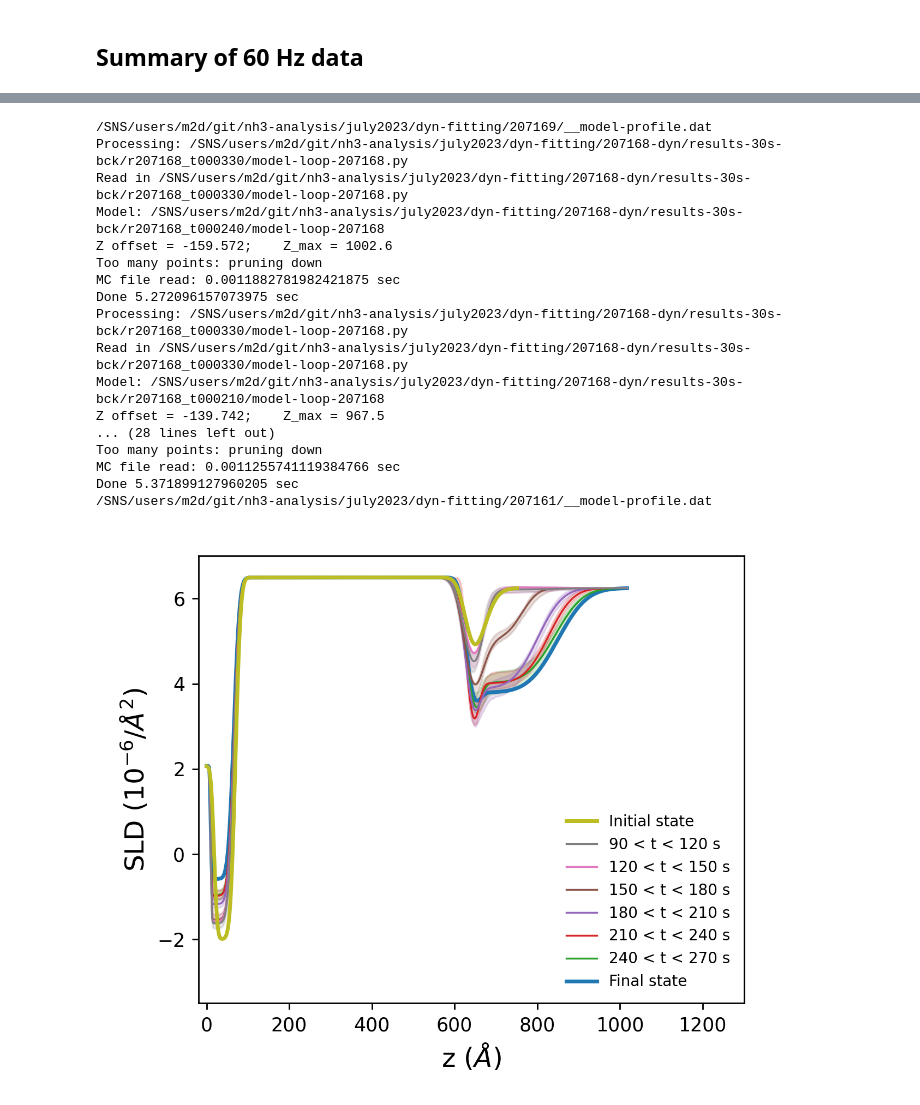
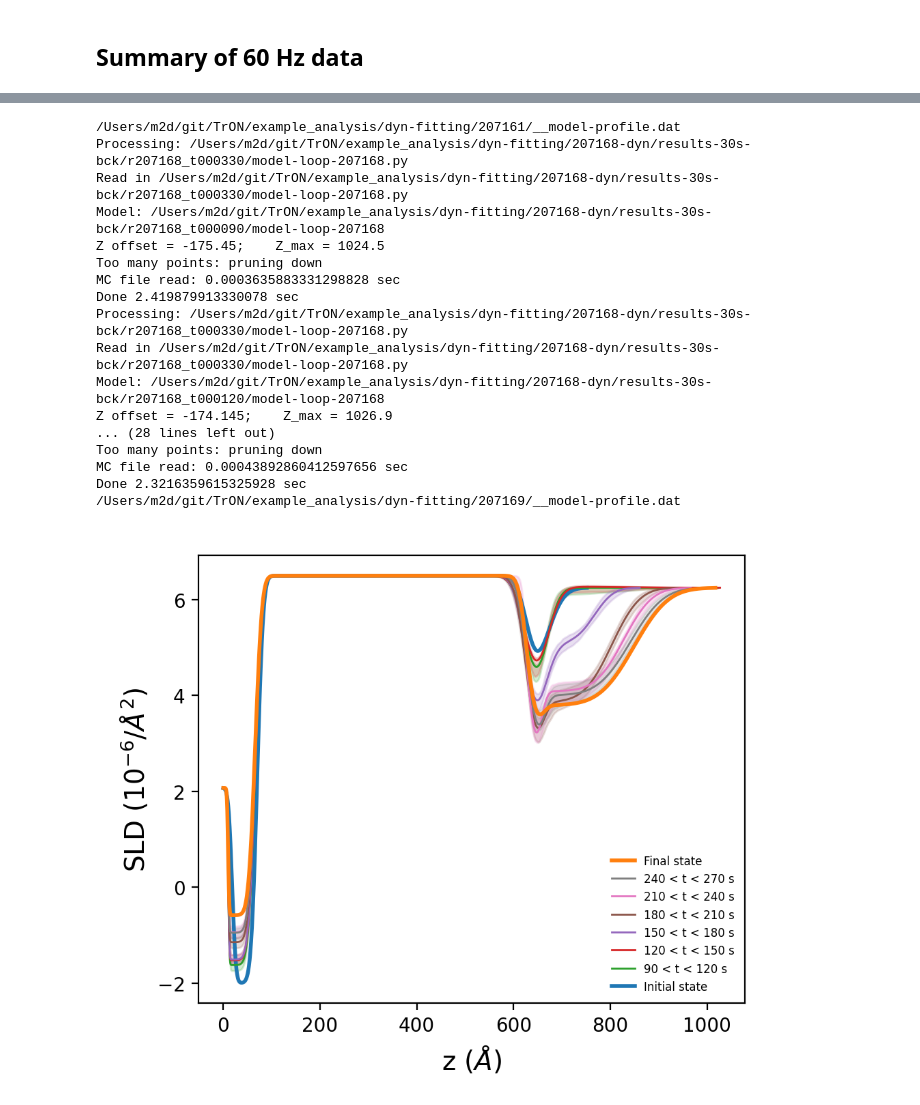
Before and after one commit to mdoucet/TrON, a Jupyter notebook: example_analysis/notebooks/summary-Cu-F.ipynb, the cells around one changed output, grey strips where cells are left out. Drawn from its saved outputs; the diff is of its cells as text; code cells hidden in the pictures.

```diff
--- a/example_analysis/notebooks/summary-Cu-F.ipynb
+++ b/example_analysis/notebooks/summary-Cu-F.ipynb
@@ -37,22 +38,25 @@ import summary_plots
 # %%
-project_dir = os.path.expanduser('~/git/nh3-analysis/july2023/')
-data_dir = os.path.expanduser('/SNS/REF_L/IPTS-30384/shared/dynamic/Cu-F')
+# Data analysis directory
+project_dir = os.path.expanduser('~/git/TrON/example_analysis')
+
+# Upper-level data directory for the time-resolved data
+data_dir = os.path.join(project_dir, 'data')
+
+# Directory where we store dynamic fit results
+dyn_model_dir = os.path.join(project_dir, 'dyn-fitting')
+
+
 
 # Auto-reduction directory
-ar_dir = '/SNS/REF_L/IPTS-30384/shared/autoreduce/'
+#ar_dir = '/SNS/REF_L/IPTS-30384/shared/autoreduce/'
 
 # Directory with fit results
-fit_dir = '/SNS/users/m2d/git/nh3-analysis/july2023/dyn-fitting/'
+#fit_dir = '/SNS/users/m2d/git/nh3-analysis/july2023/dyn-fitting/'
 
 dynamic_run = 207168 # Cycle 1
 
-dyn_data_dir = '/SNS/REF_L/IPTS-30384/shared/dynamic/Cu-F/30s'
-dyn_fit_dir = '/SNS/users/m2d/git/nh3-analysis/july2023/dyn-fitting/207168-dyn/results-30s-bck'
-
-# dyn_data_dir = '/SNS/REF_L/IPTS-30384/shared/dynamic/Cu-F/15s'
-# dyn_fit_dir = '/SNS/users/m2d/git/nh3-analysis/july2023/dyn-fitting/207168-dyn/results-15s-bck'
-
-delta_t = 30
+#dyn_data_dir = '/SNS/REF_L/IPTS-30384/shared/dynamic/Cu-F/30s'
+dyn_fit_dir = os.path.join(dyn_model_dir, '207168-dyn/results-30s-bck')
 # %% [markdown]
 ## Summary of 60 Hz data
 # %%
@@ -118,9 +99,7 @@ Skipped: 0
 # %%
 importlib.reload(summary_plots)
 
-last_time = 12
-
-file_list = summary_plots.plot_dyn_data(dynamic_run, 207161, 207169, first_index=0, last_index=last_time, delta_t=delta_t, model_name='model-loop-207168',
-                                        fit_dir=fit_dir, ar_dir=ar_dir, dyn_data_dir=dyn_data_dir, dyn_fit_dir=dyn_fit_dir)
+file_list = summary_plots.plot_dyn_data(dynamic_run, 207161, 207169, first_index=0, last_index=12, delta_t=30, model_name='model-loop-207168',
+                                        fit_dir=dyn_model_dir, ar_dir=data_dir, dyn_data_dir=data_dir, dyn_fit_dir=dyn_fit_dir)
 # %% [output]
 23
@@ -128,35 +107,34 @@ file_list = summary_plots.plot_dyn_data(dynamic_run, 207161, 207169, first_index
 # %%
 # Plot manual fits
 importlib.reload(summary_plots)
 
 # model_file = os.path.join(project_dir, 'model-207275.py')
 model_file = os.path.join(dyn_fit_dir, str(file_list[-1][2]), 'model-loop-207168.py')
 
 _file_list = [file_list[i] for i in [3,4,5,6,7,8]]
 
 summary_plots.plot_dyn_sld(_file_list, 207161, 207169,
-                           fit_dir=fit_dir, dyn_data_dir=dyn_data_dir, dyn_fit_dir=dyn_fit_dir, delta_t=30,
-                           show_cl=True, model_file=model_file, model_name='model-loop-207168', legend_font_size=8, max_z=1300, sld_range=[-3.5, 7])
-plt.savefig('Cu-F.svg')
+                           fit_dir=dyn_model_dir, dyn_data_dir=data_dir, dyn_fit_dir=dyn_fit_dir, delta_t=30,
+                           show_cl=True, model_file=model_file, model_name='model-loop-207168')
 # %% [output]
-/SNS/users/m2d/git/nh3-analysis/july2023/dyn-fitting/207169/__model-profile.dat
-Processing: /SNS/users/m2d/git/nh3-analysis/july2023/dyn-fitting/207168-dyn/results-30s-bck/r207168_t000330/model-loop-207168.py
-Read in /SNS/users/m2d/git/nh3-analysis/july2023/dyn-fitting/207168-dyn/results-30s-bck/r207168_t000330/model-loop-207168.py
-Model: /SNS/users/m2d/git/nh3-analysis/july2023/dyn-fitting/207168-dyn/results-30s-bck/r207168_t000240/model-loop-207168
-Z offset = -159.572;    Z_max = 1002.6
+/Users/m2d/git/TrON/example_analysis/dyn-fitting/207161/__model-profile.dat
+Processing: /Users/m2d/git/TrON/example_analysis/dyn-fitting/207168-dyn/results-30s-bck/r207168_t000330/model-loop-207168.py
+Read in /Users/m2d/git/TrON/example_analysis/dyn-fitting/207168-dyn/results-30s-bck/r207168_t000330/model-loop-207168.py
+Model: /Users/m2d/git/TrON/example_analysis/dyn-fitting/207168-dyn/results-30s-bck/r207168_t000090/model-loop-207168
+Z offset = -175.45;    Z_max = 1024.5
 Too many points: pruning down
-MC file read: 0.0011882781982421875 sec
-Done 5.272096157073975 sec
-Processing: /SNS/users/m2d/git/nh3-analysis/july2023/dyn-fitting/207168-dyn/results-30s-bck/r207168_t000330/model-loop-207168.py
-Read in /SNS/users/m2d/git/nh3-analysis/july2023/dyn-fitting/207168-dyn/results-30s-bck/r207168_t000330/model-loop-207168.py
-Model: /SNS/users/m2d/git/nh3-analysis/july2023/dyn-fitting/207168-dyn/results-30s-bck/r207168_t000210/model-loop-207168
-Z offset = -139.742;    Z_max = 967.5
+MC file read: 0.0003635883331298828 sec
+Done 2.419879913330078 sec
+Processing: /Users/m2d/git/TrON/example_analysis/dyn-fitting/207168-dyn/results-30s-bck/r207168_t000330/model-loop-207168.py
+Read in /Users/m2d/git/TrON/example_analysis/dyn-fitting/207168-dyn/results-30s-bck/r207168_t000330/model-loop-207168.py
+Model: /Users/m2d/git/TrON/example_analysis/dyn-fitting/207168-dyn/results-30s-bck/r207168_t000120/model-loop-207168
+Z offset = -174.145;    Z_max = 1026.9
 ... (28 lines left out)
 Too many points: pruning down
-MC file read: 0.0011255741119384766 sec
-Done 5.371899127960205 sec
-/SNS/users/m2d/git/nh3-analysis/july2023/dyn-fitting/207161/__model-profile.dat
+MC file read: 0.00043892860412597656 sec
+Done 2.3216359615325928 sec
+/Users/m2d/git/TrON/example_analysis/dyn-fitting/207169/__model-profile.dat
-[figure, old version]
+[figure, new version]
 # %%
 importlib.reload(summary_plots)
 
```
Also changed, not shown: parts of 10 cells of this notebook, 2 other files.
